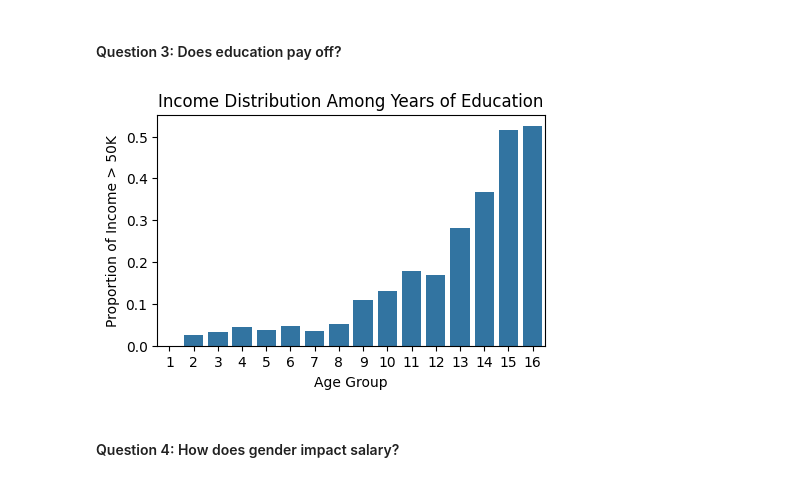
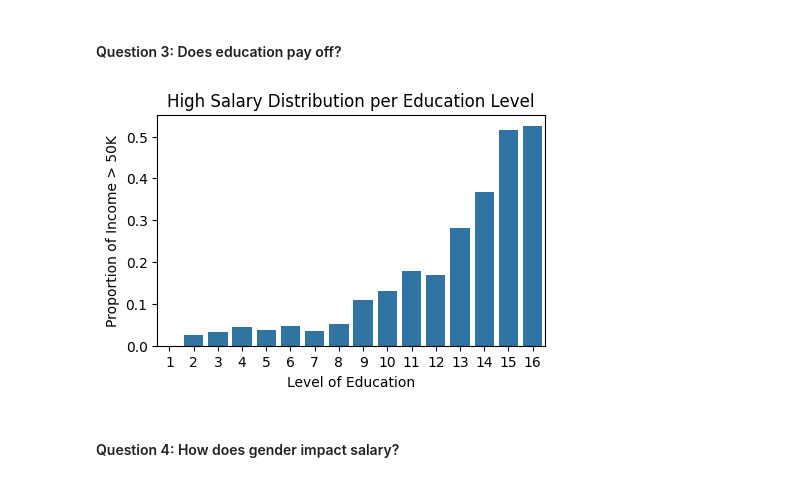
Before and after one commit to ss73/Programming-in-Python-Standard-and-External-Library-Packages-5KK048-53603, a Jupyter notebook: examination-track-2-salary-prediction.ipynb, the cells around one changed output. Drawn from its saved outputs; the diff is of its cells as text; code cells hidden in the pictures.

```diff
--- a/examination-track-2-salary-prediction.ipynb
+++ b/examination-track-2-salary-prediction.ipynb
@@ -182,16 +182,16 @@ Name: hours-per-week, dtype: float64
 # %%
 # Calculate the income distribution within each education length group
 income_distribution = df_cleaned.groupby('education-num', observed=False)['above-50k'].mean()
 
 # Plot the income distribution
 plt.figure(figsize=(5, 3))
 sns.barplot(x=income_distribution.index, y=income_distribution.values)
-plt.xlabel('Age Group')
+plt.xlabel('Level of Education')
 plt.ylabel('Proportion of Income > 50K')
-plt.title('Income Distribution Among Years of Education')
+plt.title('High Salary Distribution per Education Level')
 plt.show()
 # %% [output]
-[figure, old version]
+[figure, new version]
 # %% [markdown]
 #### Question 4: How does gender impact salary?
 # %%
```
Also changed, not shown: parts of 4 cells of this notebook.
